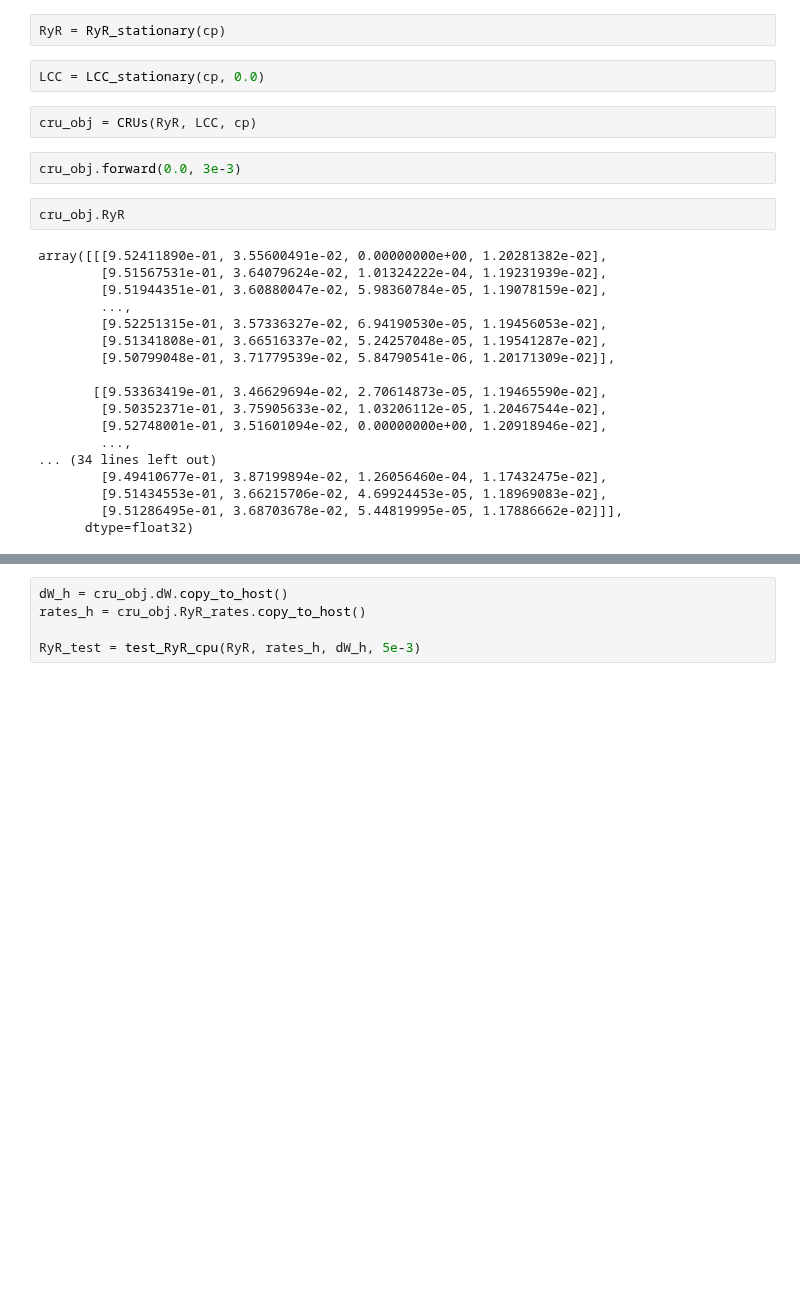
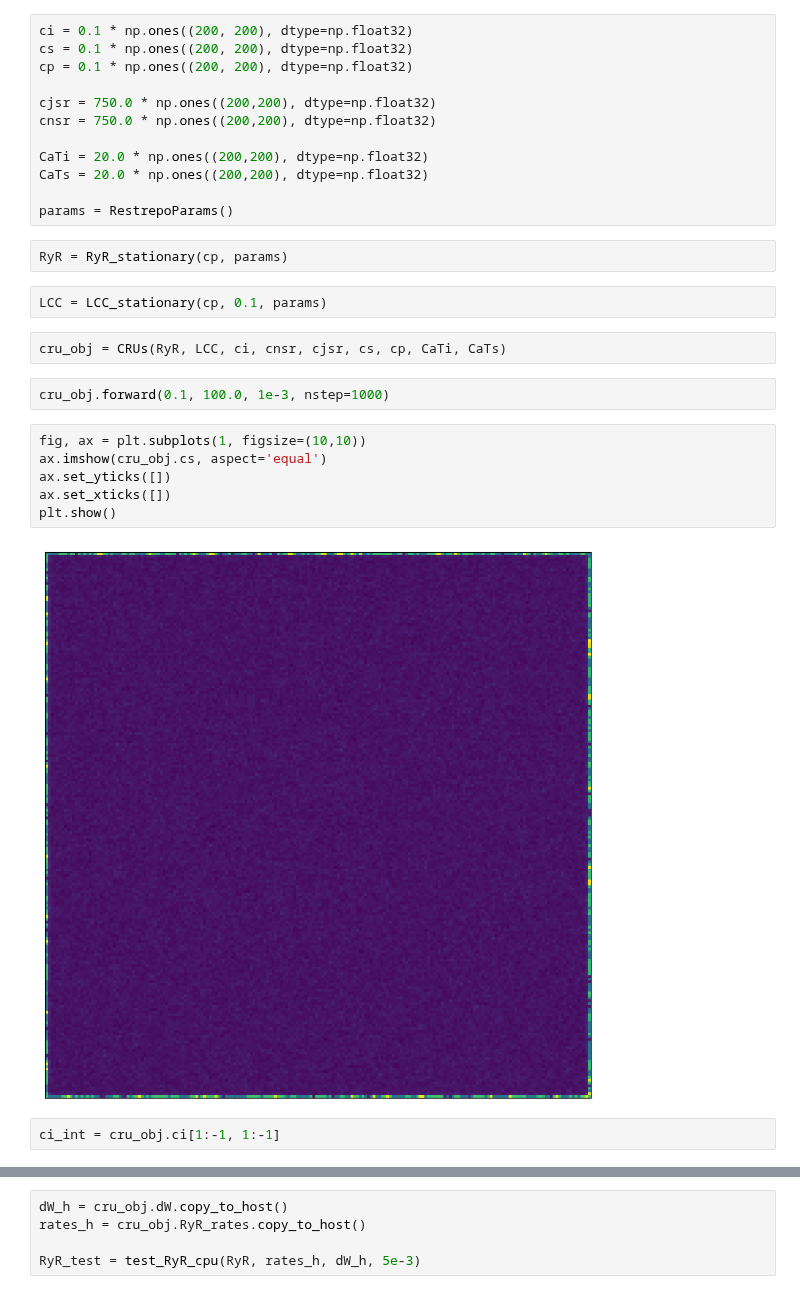
Before and after one commit to lukeoloughlin/GW-model, a Jupyter notebook: src/restrepo/test.ipynb, the cells around one changed output, grey strips where cells are left out. Cells and saved outputs as stored; diff of their text form; blank space fills up the shorter version.

Commit message:
Believe the Restrepo implementation is currently working

```diff
--- a/src/restrepo/test.ipynb
+++ b/src/restrepo/test.ipynb
@@ -35,28 +12,30 @@ cp = 10 * np.ones((200, 200), dtype=np.float32)
+# %%
+ci = 0.1 * np.ones((200, 200), dtype=np.float32)
+cs = 0.1 * np.ones((200, 200), dtype=np.float32)
+cp = 0.1 * np.ones((200, 200), dtype=np.float32)
+
+cjsr = 750.0 * np.ones((200,200), dtype=np.float32)
+cnsr = 750.0 * np.ones((200,200), dtype=np.float32)
+
+CaTi = 20.0 * np.ones((200,200), dtype=np.float32)
+CaTs = 20.0 * np.ones((200,200), dtype=np.float32)
+
+params = RestrepoParams()
 # %%
-RyR = RyR_stationary(cp)
+RyR = RyR_stationary(cp, params)
 # %%
-LCC = LCC_stationary(cp, 0.0)
+LCC = LCC_stationary(cp, 0.1, params)
 # %%
-cru_obj = CRUs(RyR, LCC, cp)
+cru_obj = CRUs(RyR, LCC, ci, cnsr, cjsr, cs, cp, CaTi, CaTs)
 # %%
-cru_obj.forward(0.0, 3e-3)
+cru_obj.forward(0.1, 100.0, 1e-3, nstep=1000)
-# %%
-cru_obj.RyR
-# %% [output]
-array([[[9.52411890e-01, 3.55600491e-02, 0.00000000e+00, 1.20281382e-02],
-        [9.51567531e-01, 3.64079624e-02, 1.01324222e-04, 1.19231939e-02],
-        [9.51944351e-01, 3.60880047e-02, 5.98360784e-05, 1.19078159e-02],
-        ...,
-        [9.52251315e-01, 3.57336327e-02, 6.94190530e-05, 1.19456053e-02],
-        [9.51341808e-01, 3.66516337e-02, 5.24257048e-05, 1.19541287e-02],
-        [9.50799048e-01, 3.71779539e-02, 5.84790541e-06, 1.20171309e-02]],
-
-       [[9.53363419e-01, 3.46629694e-02, 2.70614873e-05, 1.19465590e-02],
-        [9.50352371e-01, 3.75905633e-02, 1.03206112e-05, 1.20467544e-02],
-        [9.52748001e-01, 3.51601094e-02, 0.00000000e+00, 1.20918946e-02],
-        ...,
-... (34 lines left out)
-        [9.49410677e-01, 3.87199894e-02, 1.26056460e-04, 1.17432475e-02],
-        [9.51434553e-01, 3.66215706e-02, 4.69924453e-05, 1.18969083e-02],
-        [9.51286495e-01, 3.68703678e-02, 5.44819995e-05, 1.17886662e-02]]],
-      dtype=float32)
+# %%
+fig, ax = plt.subplots(1, figsize=(10,10))
+ax.imshow(cru_obj.cs, aspect='equal')
+ax.set_yticks([])
+ax.set_xticks([])
+plt.show()
+# %% [output]
+[figure, added]
+# %%
+ci_int = cru_obj.ci[1:-1, 1:-1]
```
Also changed, not shown: parts of 12 cells of this notebook, 7 other files.
